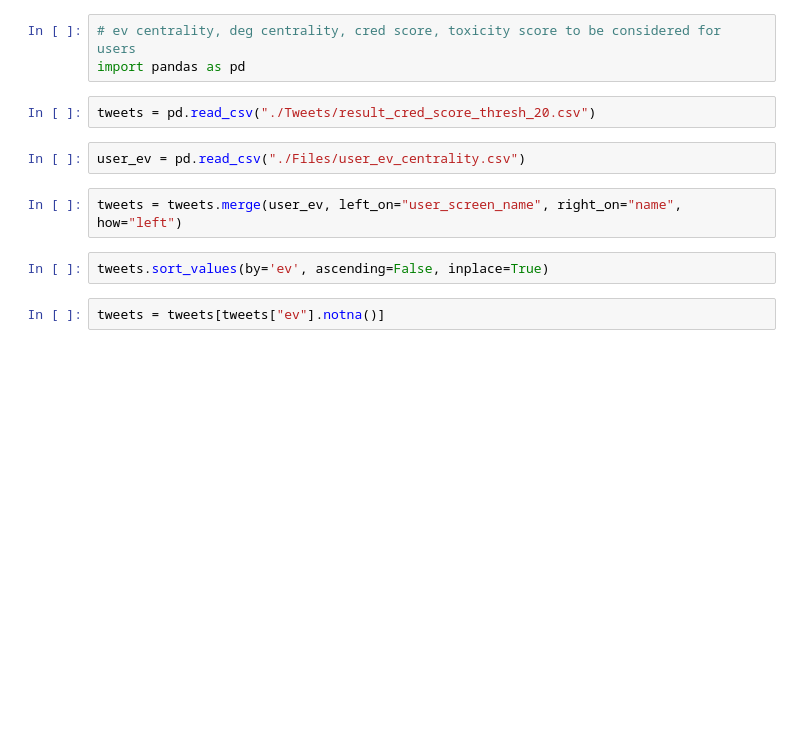
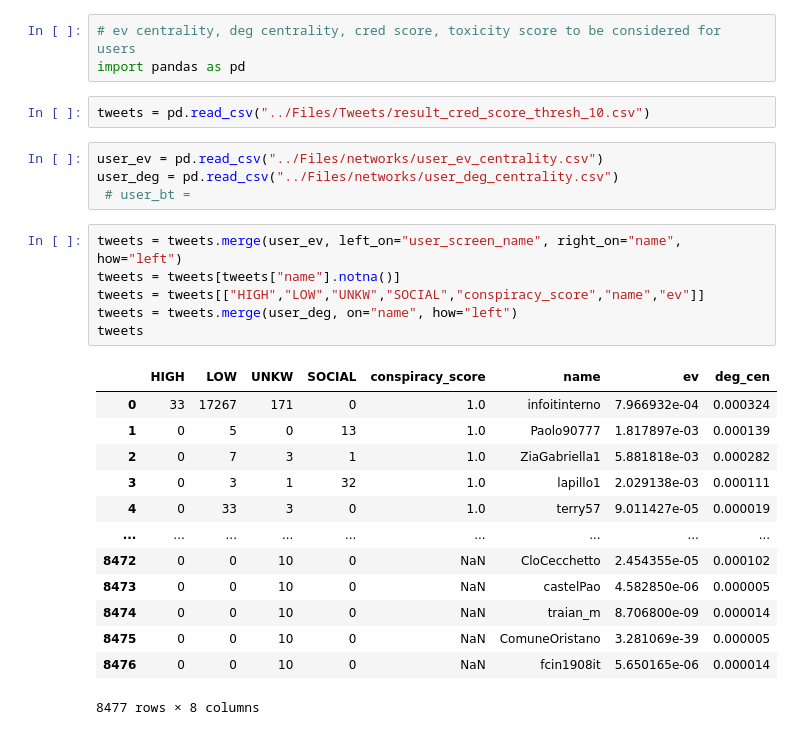
Before and after one commit to gi-ux/Vaccines_Discussion_Italy, a Jupyter notebook: Italian/notebook/12.Centrality_and_score.ipynb, the cells around one changed output. Drawn from its saved outputs; the diff is of its cells as text; blank space fills up the shorter version.

Commit message:
Finishing api score collections

```diff
--- a/Italian/notebook/12.Centrality_and_score.ipynb
+++ b/Italian/notebook/12.Centrality_and_score.ipynb
@@ -2,12 +2,28 @@
 # ev centrality, deg centrality, cred score, toxicity score to be considered for users
 import pandas as pd
 # %%
-tweets = pd.read_csv("./Tweets/result_cred_score_thresh_20.csv")
+tweets = pd.read_csv("../Files/Tweets/result_cred_score_thresh_10.csv")
 # %%
-user_ev = pd.read_csv("./Files/user_ev_centrality.csv")
+user_ev = pd.read_csv("../Files/networks/user_ev_centrality.csv")
+user_deg = pd.read_csv("../Files/networks/user_deg_centrality.csv")
+ # user_bt =
 # %%
 tweets = tweets.merge(user_ev, left_on="user_screen_name", right_on="name", how="left")
+tweets = tweets[tweets["name"].notna()]
+tweets = tweets[["HIGH","LOW","UNKW","SOCIAL","conspiracy_score","name","ev"]]
+tweets = tweets.merge(user_deg, on="name", how="left")
+tweets
+# %% [output]
+|  | HIGH | LOW | UNKW | SOCIAL | conspiracy_score | name | ev | deg_cen |
+| 0 | 33 | 17267 | 171 | 0 | 1.0 | infoitinterno | 7.966932e-04 | 0.000324 |
+| 1 | 0 | 5 | 0 | 13 | 1.0 | Paolo90777 | 1.817897e-03 | 0.000139 |
+| 2 | 0 | 7 | 3 | 1 | 1.0 | ZiaGabriella1 | 5.881818e-03 | 0.000282 |
+| 3 | 0 | 3 | 1 | 32 | 1.0 | lapillo1 | 2.029138e-03 | 0.000111 |
+| 4 | 0 | 33 | 3 | 0 | 1.0 | terry57 | 9.011427e-05 | 0.000019 |
+| ... | ... | ... | ... | ... | ... | ... | ... | ... |
+| 8472 | 0 | 0 | 10 | 0 | NaN | CloCecchetto | 2.454355e-05 | 0.000102 |
+| 8473 | 0 | 0 | 10 | 0 | NaN | castelPao | 4.582850e-06 | 0.000005 |
+| 8474 | 0 | 0 | 10 | 0 | NaN | traian_m | 8.706800e-09 | 0.000014 |
+| 8475 | 0 | 0 | 10 | 0 | NaN | ComuneOristano | 3.281069e-39 | 0.000005 |
+| 8476 | 0 | 0 | 10 | 0 | NaN | fcin1908it | 5.650165e-06 | 0.000014 |
+8477 rows × 8 columns
-# %%
-tweets.sort_values(by='ev', ascending=False, inplace=True)
-# %%
-tweets = tweets[tweets["ev"].notna()]
```
Also changed, not shown: parts of 4 cells of this notebook, 6 other files.
